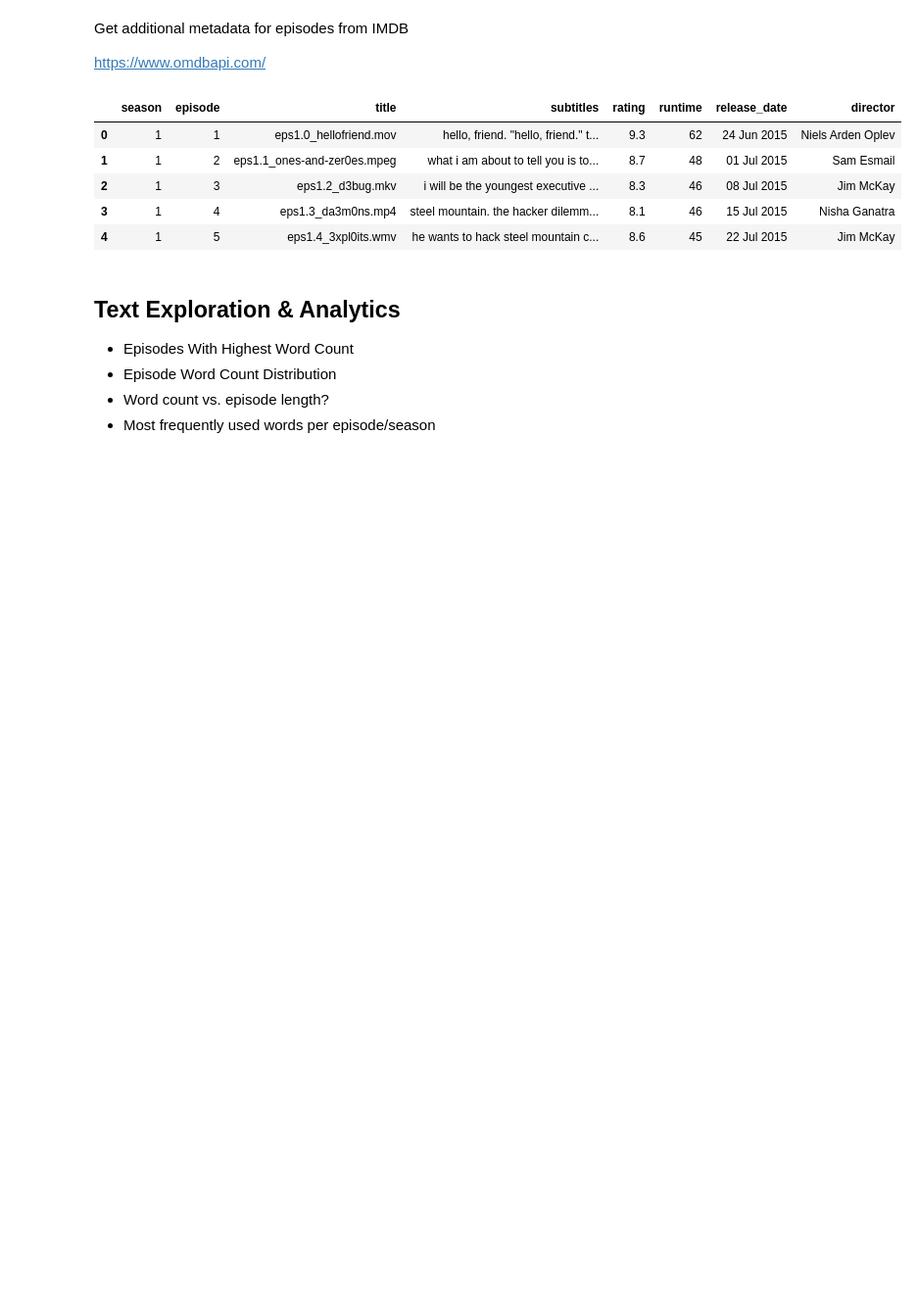
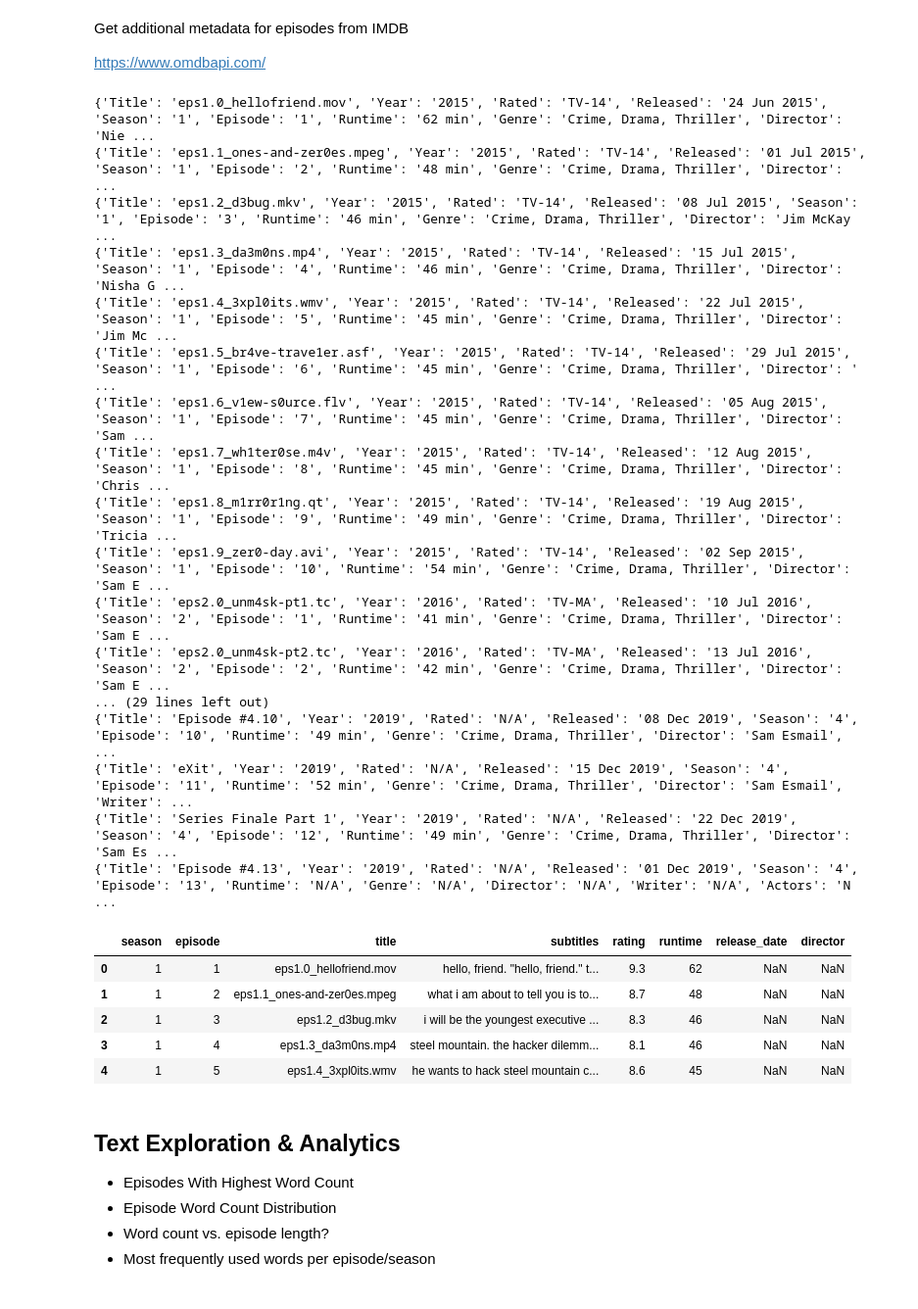
Before and after one commit to ttsteiger/mrrobot-sentiment-analysis, a Jupyter notebook: mrrobot-sentiment-analysis.ipynb, the cells around one changed output. Shown at 98% size. Drawn from its saved outputs; the diff is of its cells as text; code cells hidden in the pictures; blank space fills up the shorter version.

```diff
--- a/mrrobot-sentiment-analysis.ipynb
+++ b/mrrobot-sentiment-analysis.ipynb
@@ -27,6 +21,9 @@ from vaderSentiment.vaderSentiment import SentimentIntensityAnalyzer
 
 Load files, remove unneccessary information and prepare for analysis.
 # %%
+import pandas as pd
+import os
+
 # directory specifications & plot settings
 subtitle_dir = "subtitles"
 seasons = ["S01", "S02", "S03", "S04"]
@@ -69,14 +66,6 @@ def clean_subtitles(subtitles):
 
     return subtitles
 
-# apply cleaning function to df
-subtitle_df['subtitles'] = subtitle_df['subtitles'].apply(clean_subtitles)
-
-# order df by season and episode
-subtitle_df = subtitle_df.sort_values(by=['season', 'episode'])
-subtitle_df = subtitle_df.reset_index(drop=True)
-
-
 # loop through all season folders
 for s in seasons:
     directory = os.getcwd() + "/subtitles" + "/" + s
@@ -123,6 +112,7 @@ import requests
 # url parameters
 base_url = 'http://www.omdbapi.com/?'
 key = '95422fcb'
+
 
 def create_url(base=base_url, key=key, **kwargs):
 
@@ -140,39 +130,55 @@ def create_url(base=base_url, key=key, **kwargs):
 
     return url
 
 
 def get_imdb_data(title, season, episode):
 
     url = create_url(title=title, season=season, episode=episode)
 
     r = requests.get(url)
     data = r.json()
 
+    print(data)
+
     return {'season': int(data['Season']),
             'episode': int(data['Episode']),
             'rating': data['imdbRating'],
-            'runtime': int(data['Runtime'][:2]),
-            'release_date': data['Released'],
-            'director': data['Director']
+            'runtime': data['Runtime'][:2], #'runtime': int(data['Runtime'][:2]),
            }
 
 
 # get additional IMDB data for each episode that has a subtitle file
 columns = ['season', 'episode', 'rating', 'runtime', 'release_date', 'director']
 imdb_df = pd.DataFrame(columns=columns)
 
 for i, row in subtitle_df.iterrows():
     imdb_df = imdb_df.append(get_imdb_data(title="Mr. Robot", season=row['season'], episode=row['episode']),
                              ignore_index=True)
 
-
 # merge IMDB and subtitle data
 df = pd.merge(subtitle_df, imdb_df, on=['season', 'episode'], how='left')
 df.head()
 # %% [output]
+{'Title': 'eps1.0_hellofriend.mov', 'Year': '2015', 'Rated': 'TV-14', 'Released': '24 Jun 2015', 'Season': '1', 'Episode': '1', 'Runtime': '62 min', 'Genre': 'Crime, Drama, Thriller', 'Director': 'Nie ...
+{'Title': 'eps1.1_ones-and-zer0es.mpeg', 'Year': '2015', 'Rated': 'TV-14', 'Released': '01 Jul 2015', 'Season': '1', 'Episode': '2', 'Runtime': '48 min', 'Genre': 'Crime, Drama, Thriller', 'Director': ...
+{'Title': 'eps1.2_d3bug.mkv', 'Year': '2015', 'Rated': 'TV-14', 'Released': '08 Jul 2015', 'Season': '1', 'Episode': '3', 'Runtime': '46 min', 'Genre': 'Crime, Drama, Thriller', 'Director': 'Jim McKay ...
+{'Title': 'eps1.3_da3m0ns.mp4', 'Year': '2015', 'Rated': 'TV-14', 'Released': '15 Jul 2015', 'Season': '1', 'Episode': '4', 'Runtime': '46 min', 'Genre': 'Crime, Drama, Thriller', 'Director': 'Nisha G ...
+{'Title': 'eps1.4_3xpl0its.wmv', 'Year': '2015', 'Rated': 'TV-14', 'Released': '22 Jul 2015', 'Season': '1', 'Episode': '5', 'Runtime': '45 min', 'Genre': 'Crime, Drama, Thriller', 'Director': 'Jim Mc ...
+{'Title': 'eps1.5_br4ve-trave1er.asf', 'Year': '2015', 'Rated': 'TV-14', 'Released': '29 Jul 2015', 'Season': '1', 'Episode': '6', 'Runtime': '45 min', 'Genre': 'Crime, Drama, Thriller', 'Director': ' ...
+{'Title': 'eps1.6_v1ew-s0urce.flv', 'Year': '2015', 'Rated': 'TV-14', 'Released': '05 Aug 2015', 'Season': '1', 'Episode': '7', 'Runtime': '45 min', 'Genre': 'Crime, Drama, Thriller', 'Director': 'Sam ...
+{'Title': 'eps1.7_wh1ter0se.m4v', 'Year': '2015', 'Rated': 'TV-14', 'Released': '12 Aug 2015', 'Season': '1', 'Episode': '8', 'Runtime': '45 min', 'Genre': 'Crime, Drama, Thriller', 'Director': 'Chris ...
+{'Title': 'eps1.8_m1rr0r1ng.qt', 'Year': '2015', 'Rated': 'TV-14', 'Released': '19 Aug 2015', 'Season': '1', 'Episode': '9', 'Runtime': '49 min', 'Genre': 'Crime, Drama, Thriller', 'Director': 'Tricia ...
+{'Title': 'eps1.9_zer0-day.avi', 'Year': '2015', 'Rated': 'TV-14', 'Released': '02 Sep 2015', 'Season': '1', 'Episode': '10', 'Runtime': '54 min', 'Genre': 'Crime, Drama, Thriller', 'Director': 'Sam E ...
+{'Title': 'eps2.0_unm4sk-pt1.tc', 'Year': '2016', 'Rated': 'TV-MA', 'Released': '10 Jul 2016', 'Season': '2', 'Episode': '1', 'Runtime': '41 min', 'Genre': 'Crime, Drama, Thriller', 'Director': 'Sam E ...
+{'Title': 'eps2.0_unm4sk-pt2.tc', 'Year': '2016', 'Rated': 'TV-MA', 'Released': '13 Jul 2016', 'Season': '2', 'Episode': '2', 'Runtime': '42 min', 'Genre': 'Crime, Drama, Thriller', 'Director': 'Sam E ...
+... (29 lines left out)
+{'Title': 'Episode #4.10', 'Year': '2019', 'Rated': 'N/A', 'Released': '08 Dec 2019', 'Season': '4', 'Episode': '10', 'Runtime': '49 min', 'Genre': 'Crime, Drama, Thriller', 'Director': 'Sam Esmail',  ...
+{'Title': 'eXit', 'Year': '2019', 'Rated': 'N/A', 'Released': '15 Dec 2019', 'Season': '4', 'Episode': '11', 'Runtime': '52 min', 'Genre': 'Crime, Drama, Thriller', 'Director': 'Sam Esmail', 'Writer': ...
+{'Title': 'Series Finale Part 1', 'Year': '2019', 'Rated': 'N/A', 'Released': '22 Dec 2019', 'Season': '4', 'Episode': '12', 'Runtime': '49 min', 'Genre': 'Crime, Drama, Thriller', 'Director': 'Sam Es ...
+{'Title': 'Episode #4.13', 'Year': '2019', 'Rated': 'N/A', 'Released': '01 Dec 2019', 'Season': '4', 'Episode': '13', 'Runtime': 'N/A', 'Genre': 'N/A', 'Director': 'N/A', 'Writer': 'N/A', 'Actors': 'N ...
 |  | season | episode | title | subtitles | rating | runtime | release_date | director |
-| 0 | 1 | 1 | eps1.0_hellofriend.mov | hello, friend. "hello, friend." t... | 9.3 | 62 | 24 Jun 2015 | Niels Arden Oplev |
-| 1 | 1 | 2 | eps1.1_ones-and-zer0es.mpeg | what i am about to tell you is to... | 8.7 | 48 | 01 Jul 2015 | Sam Esmail |
-| 2 | 1 | 3 | eps1.2_d3bug.mkv | i will be the youngest executive ... | 8.3 | 46 | 08 Jul 2015 | Jim McKay |
-| 3 | 1 | 4 | eps1.3_da3m0ns.mp4 | steel mountain. the hacker dilemm... | 8.1 | 46 | 15 Jul 2015 | Nisha Ganatra |
-| 4 | 1 | 5 | eps1.4_3xpl0its.wmv | he wants to hack steel mountain c... | 8.6 | 45 | 22 Jul 2015 | Jim McKay |
+| 0 | 1 | 1 | eps1.0_hellofriend.mov | hello, friend. "hello, friend." t... | 9.3 | 62 | NaN | NaN |
+| 1 | 1 | 2 | eps1.1_ones-and-zer0es.mpeg | what i am about to tell you is to... | 8.7 | 48 | NaN | NaN |
+| 2 | 1 | 3 | eps1.2_d3bug.mkv | i will be the youngest executive ... | 8.3 | 46 | NaN | NaN |
+| 3 | 1 | 4 | eps1.3_da3m0ns.mp4 | steel mountain. the hacker dilemm... | 8.1 | 46 | NaN | NaN |
+| 4 | 1 | 5 | eps1.4_3xpl0its.wmv | he wants to hack steel mountain c... | 8.6 | 45 | NaN | NaN |
```
Also changed, not shown: parts of 18 cells of this notebook, 4 other files.
